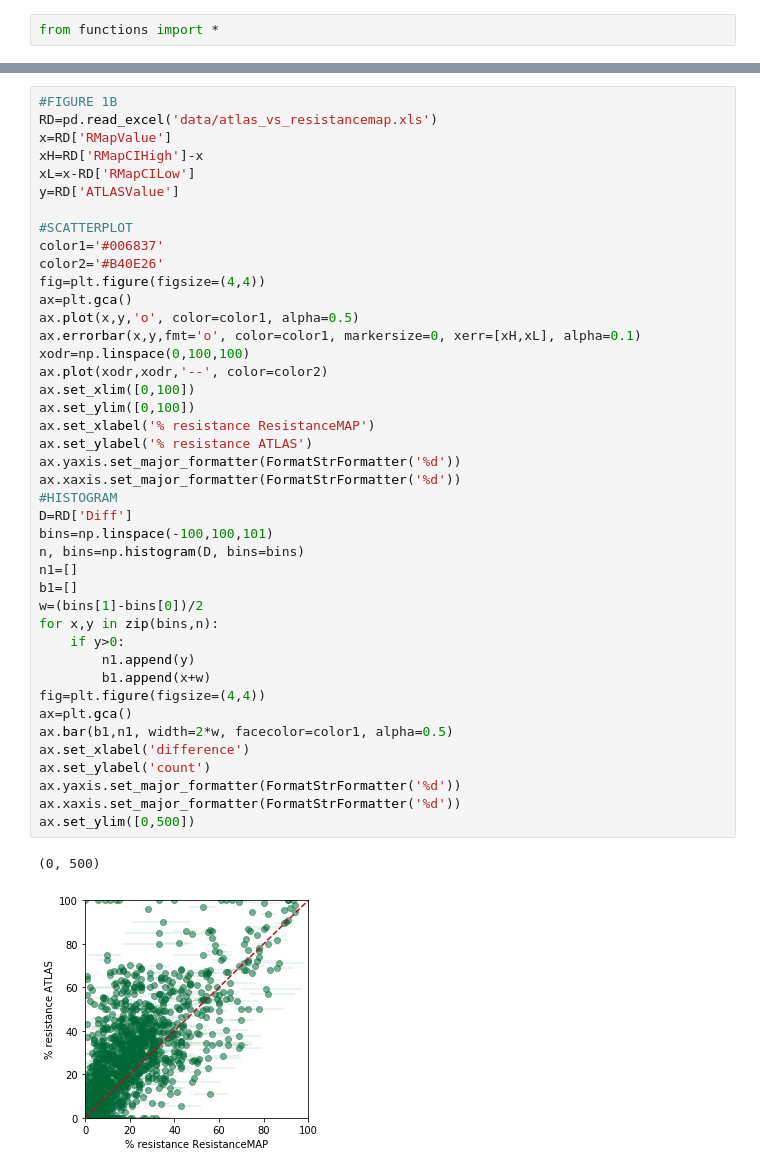
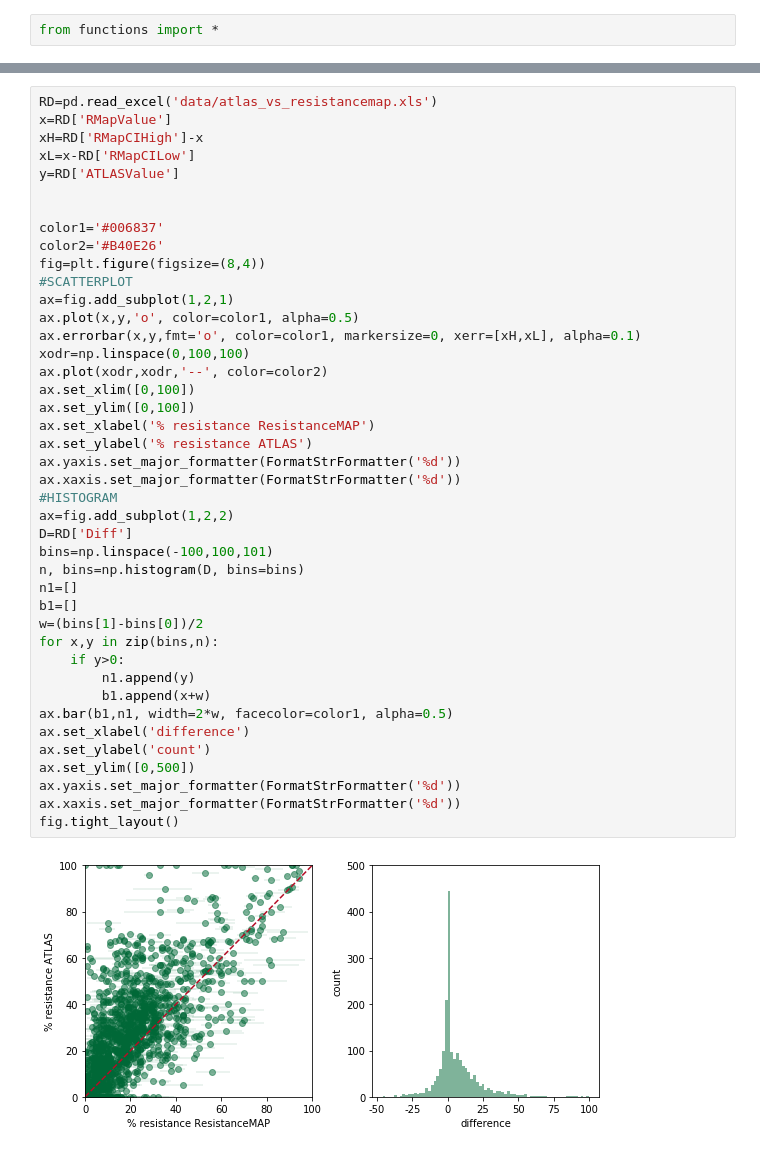
Before and after one commit to PabloCatalan/atlas, a Jupyter notebook: main_figures.ipynb, the cells around one changed output, grey strips where cells are left out. Saved outputs shown, nothing was run; the diff lists cells and outputs as text.

```diff
--- a/main_figures.ipynb
+++ b/main_figures.ipynb
@@ -48,45 +53,44 @@ ax.set_ylim([0,500])
 # %%
-#FIGURE 1B
 RD=pd.read_excel('data/atlas_vs_resistancemap.xls')
 x=RD['RMapValue']
 xH=RD['RMapCIHigh']-x
 xL=x-RD['RMapCILow']
 y=RD['ATLASValue']
 
-#SCATTERPLOT
+
 color1='#006837'
 color2='#B40E26'
-fig=plt.figure(figsize=(4,4))
-ax=plt.gca()
+fig=plt.figure(figsize=(8,4))
+#SCATTERPLOT
+ax=fig.add_subplot(1,2,1)
 ax.plot(x,y,'o', color=color1, alpha=0.5)
 ax.errorbar(x,y,fmt='o', color=color1, markersize=0, xerr=[xH,xL], alpha=0.1)
 xodr=np.linspace(0,100,100)
 ax.plot(xodr,xodr,'--', color=color2)
 ax.set_xlim([0,100])
 ax.set_ylim([0,100])
 ax.set_xlabel('% resistance ResistanceMAP')
 ax.set_ylabel('% resistance ATLAS')
 ax.yaxis.set_major_formatter(FormatStrFormatter('%d'))
 ax.xaxis.set_major_formatter(FormatStrFormatter('%d'))
 #HISTOGRAM
+ax=fig.add_subplot(1,2,2)
 D=RD['Diff']
 bins=np.linspace(-100,100,101)
 n, bins=np.histogram(D, bins=bins)
 n1=[]
 b1=[]
 w=(bins[1]-bins[0])/2
 for x,y in zip(bins,n):
     if y>0:
         n1.append(y)
         b1.append(x+w)
-fig=plt.figure(figsize=(4,4))
-ax=plt.gca()
 ax.bar(b1,n1, width=2*w, facecolor=color1, alpha=0.5)
 ax.set_xlabel('difference')
 ax.set_ylabel('count')
+ax.set_ylim([0,500])
 ax.yaxis.set_major_formatter(FormatStrFormatter('%d'))
 ax.xaxis.set_major_formatter(FormatStrFormatter('%d'))
-ax.set_ylim([0,500])
+fig.tight_layout()
 # %% [output]
-(0, 500)
-[figure, old version]
+[figure, new version]
```
Also changed, not shown: parts of 35 cells of this notebook.
